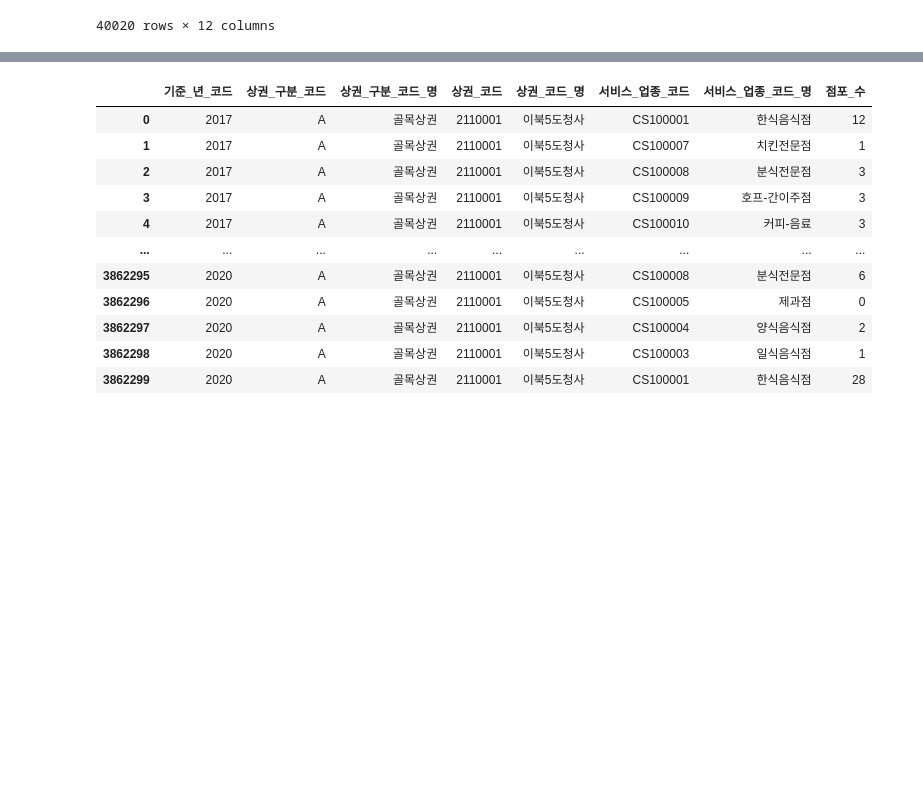
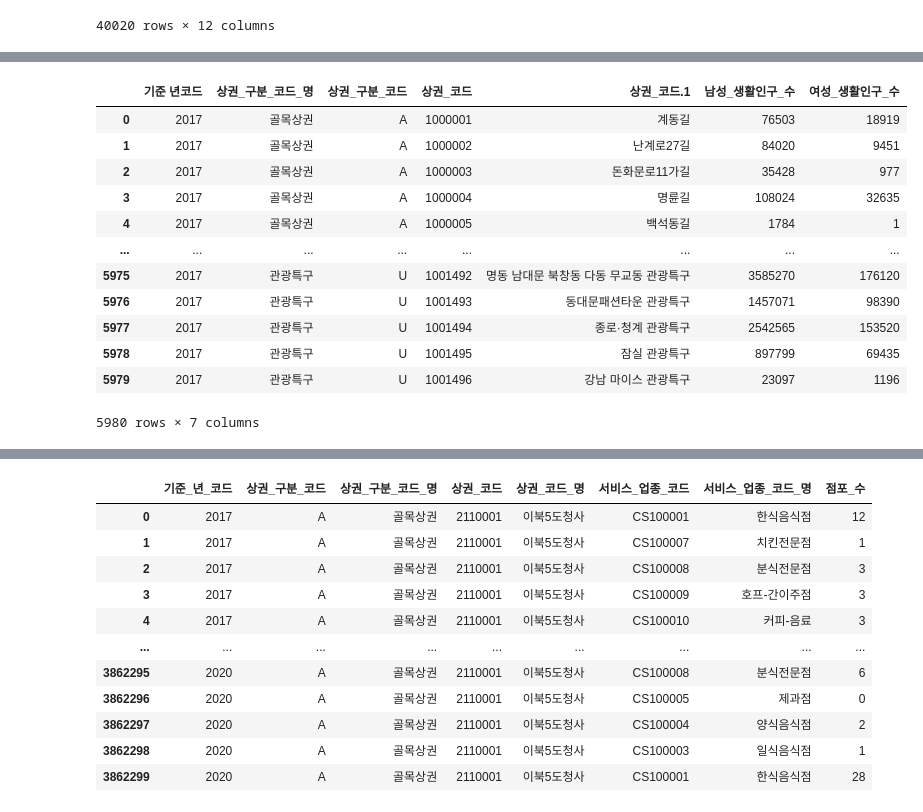
Before and after one commit to Capstone-4/KimJuneHyun_EDA, a Jupyter notebook: 상권EDA_김준현.ipynb, the cells around one changed output, grey strips where cells are left out. Cells and saved outputs as stored; diff of their text form; code cells hidden in the pictures; blank space fills up the shorter version.

```diff
--- a/상권EDA_김준현.ipynb
+++ b/상권EDA_김준현.ipynb
@@ -628,0 +632,16 @@ Name: 기준 년코드, Length: 5980, dtype: int64
+# %%
+living_pop_temp_1
+# %% [output]
+|  | 기준 년코드 | 상권_구분_코드_명 | 상권_구분_코드 | 상권_코드 | 상권_코드.1 | 남성_생활인구_수 | 여성_생활인구_수 |
+| 0 | 2017 | 골목상권 | A | 1000001 | 계동길 | 76503 | 18919 |
+| 1 | 2017 | 골목상권 | A | 1000002 | 난계로27길 | 84020 | 9451 |
+| 2 | 2017 | 골목상권 | A | 1000003 | 돈화문로11가길 | 35428 | 977 |
+| 3 | 2017 | 골목상권 | A | 1000004 | 명륜길 | 108024 | 32635 |
+| 4 | 2017 | 골목상권 | A | 1000005 | 백석동길 | 1784 | 1 |
+| ... | ... | ... | ... | ... | ... | ... | ... |
+| 5975 | 2017 | 관광특구 | U | 1001492 | 명동 남대문 북창동 다동 무교동 관광특구 | 3585270 | 176120 |
+| 5976 | 2017 | 관광특구 | U | 1001493 | 동대문패션타운 관광특구 | 1457071 | 98390 |
+| 5977 | 2017 | 관광특구 | U | 1001494 | 종로·청계 관광특구 | 2542565 | 153520 |
+| 5978 | 2017 | 관광특구 | U | 1001495 | 잠실 관광특구 | 897799 | 69435 |
+| 5979 | 2017 | 관광특구 | U | 1001496 | 강남 마이스 관광특구 | 23097 | 1196 |
+5980 rows × 7 columns
```
Also changed, not shown: parts of 26 cells of this notebook.
